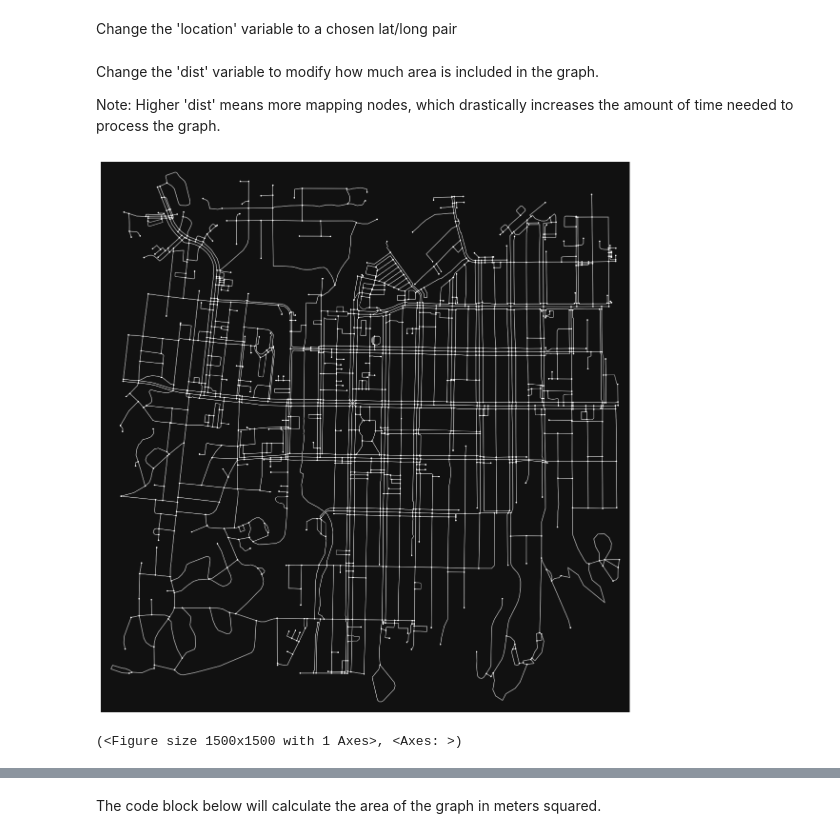
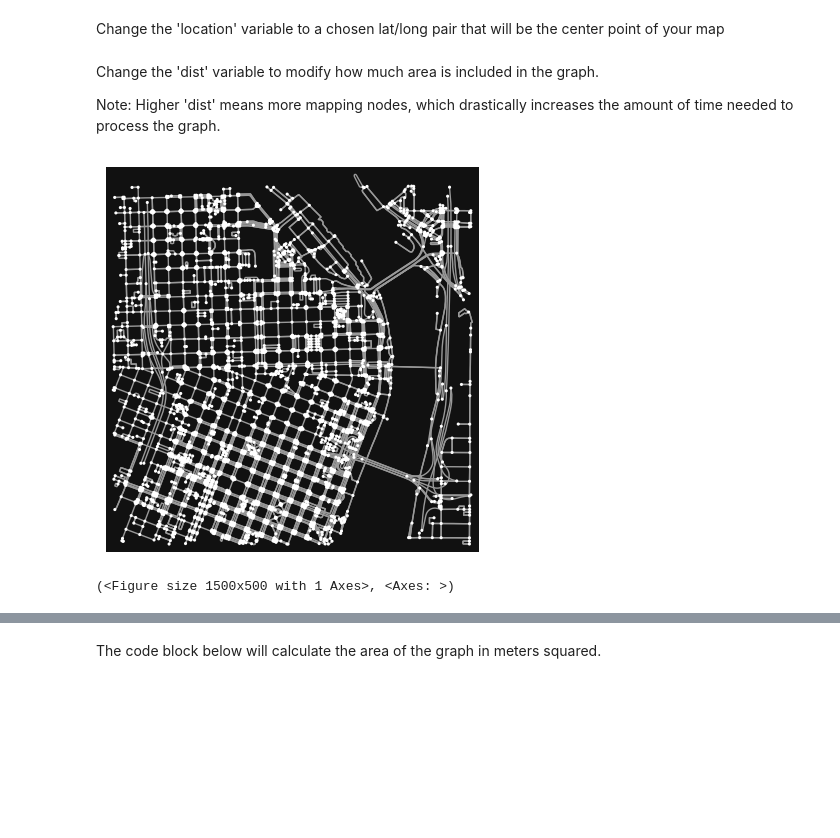
Before and after one commit to idellinger/Python-Map-Tools, a Jupyter notebook: map_create.ipynb, the cells around one changed output, grey strips where cells are left out. Drawn from its saved outputs; the diff is of its cells as text; code cells hidden in the pictures; blank space fills up the shorter version.

```diff
--- a/map_create.ipynb
+++ b/map_create.ipynb
@@ -4,4 +4,4 @@ import networkx as nx
 import geopandas as gp
 import matplotlib.pyplot as plt
 # %% [markdown]
-Change the 'location' variable to a chosen lat/long pair
+Change the 'location' variable to a chosen lat/long pair that will be the center point of your map
@@ -10,10 +8,12 @@ location = (34.54090548267971, -112.46941083294708)
+# %%
+location = (45.523064, -122.676483)
 # %% [markdown]
 Change the 'dist' variable to modify how much area is included in the graph.
 
 Note: Higher 'dist' means more mapping nodes, which drastically increases the amount of time needed to process the graph.
 # %%
 base_map = ox.graph_from_point(location, dist= 1000, simplify=True)
-ox.plot_graph(base_map, figsize= (15,15), node_size=5)
+ox.plot_graph(base_map, figsize= (15,5), node_size=5)
 # %% [output]
-[figure, old version]
+[figure, new version]
-(<Figure size 1500x1500 with 1 Axes>, <Axes: >)
+(<Figure size 1500x500 with 1 Axes>, <Axes: >)
```
Also changed, not shown: parts of 8 cells of this notebook.
